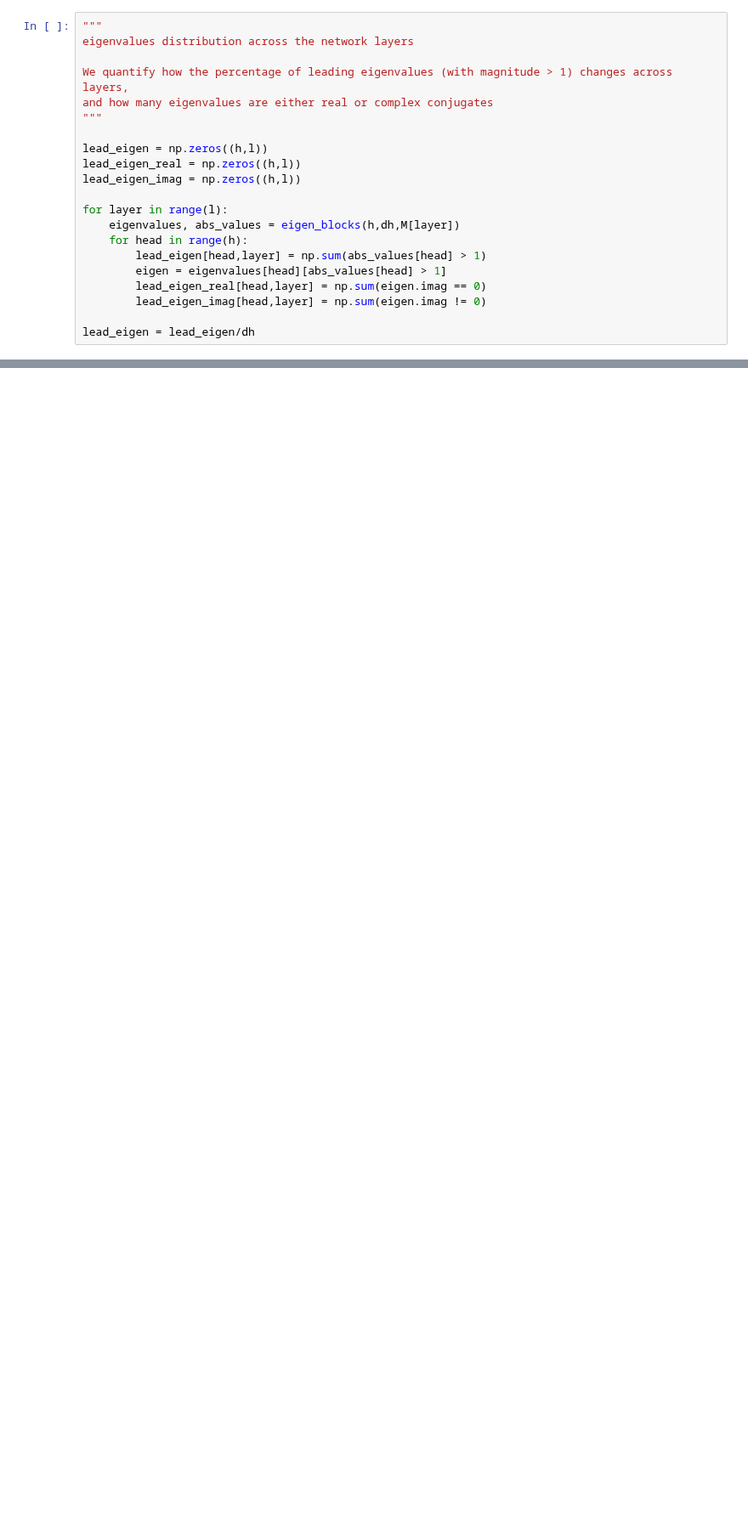
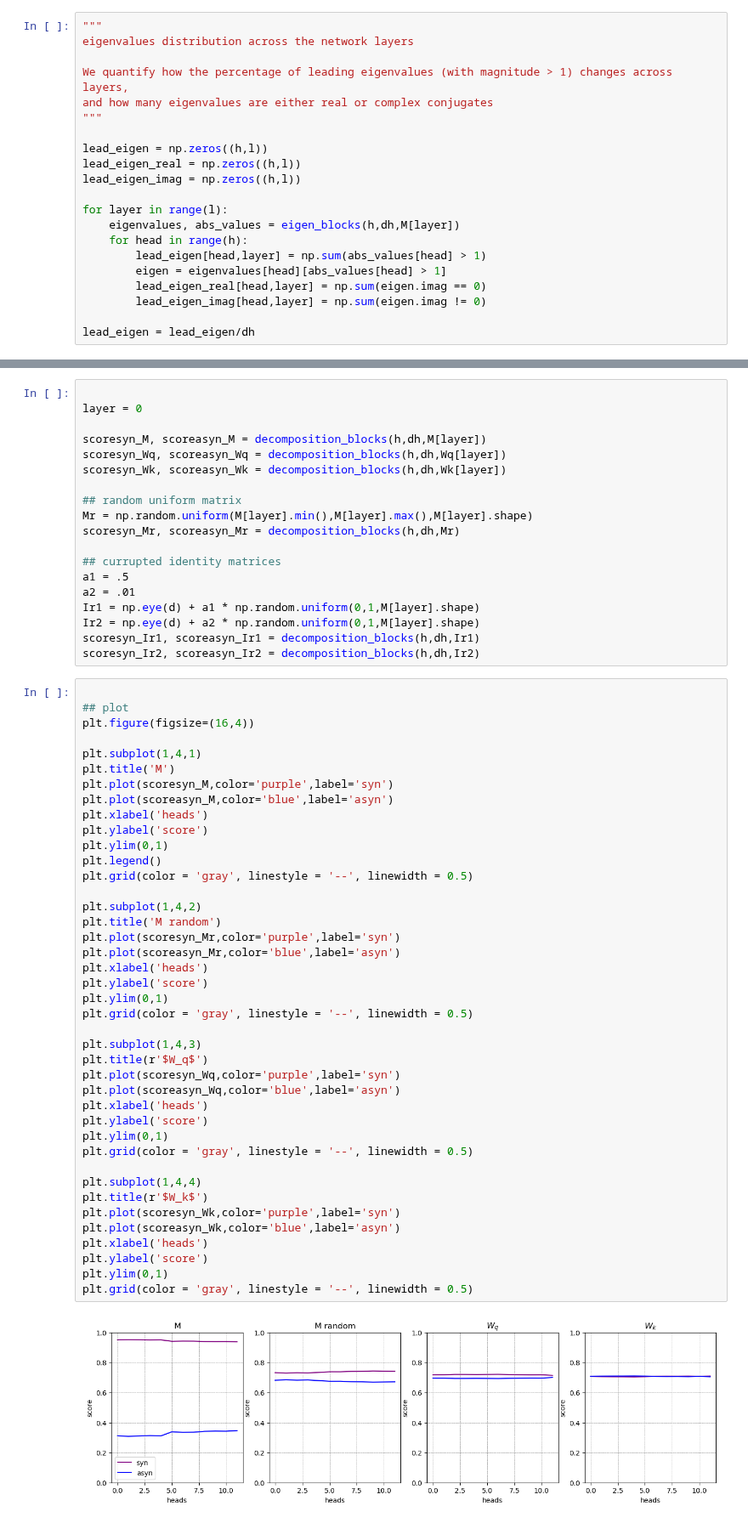
Before and after one commit to matteosaponati/attention-geometry, a Jupyter notebook: examples/BERT_analysis.ipynb, the cells around one changed output, grey strips where cells are left out. Shown at 85% size. Cells and saved outputs as stored; diff of their text form; blank space fills up the shorter version.

Commit message:
BERT: update analysis on whole matrix M

```diff
--- a/examples/BERT_analysis.ipynb
+++ b/examples/BERT_analysis.ipynb
@@ -257,0 +351,62 @@ plt.grid(color = 'gray', linestyle = '--', linewidth = 0.5)
+# %%
+
+layer = 0
+
+scoresyn_M, scoreasyn_M = decomposition_blocks(h,dh,M[layer])
+scoresyn_Wq, scoreasyn_Wq = decomposition_blocks(h,dh,Wq[layer])
+scoresyn_Wk, scoreasyn_Wk = decomposition_blocks(h,dh,Wk[layer])
+
+## random uniform matrix
+Mr = np.random.uniform(M[layer].min(),M[layer].max(),M[layer].shape)
+scoresyn_Mr, scoreasyn_Mr = decomposition_blocks(h,dh,Mr)
+
+## currupted identity matrices
+a1 = .5
+a2 = .01
+Ir1 = np.eye(d) + a1 * np.random.uniform(0,1,M[layer].shape)
+Ir2 = np.eye(d) + a2 * np.random.uniform(0,1,M[layer].shape)
+scoresyn_Ir1, scoreasyn_Ir1 = decomposition_blocks(h,dh,Ir1)
+scoresyn_Ir2, scoreasyn_Ir2 = decomposition_blocks(h,dh,Ir2)
+# %%
+
+## plot
+plt.figure(figsize=(16,4))
+
+plt.subplot(1,4,1)
+plt.title('M')
+plt.plot(scoresyn_M,color='purple',label='syn')
+plt.plot(scoreasyn_M,color='blue',label='asyn')
+plt.xlabel('heads')
+plt.ylabel('score')
+plt.ylim(0,1)
+plt.legend()
+plt.grid(color = 'gray', linestyle = '--', linewidth = 0.5)
+
+plt.subplot(1,4,2)
+plt.title('M random')
+plt.plot(scoresyn_Mr,color='purple',label='syn')
+plt.plot(scoreasyn_Mr,color='blue',label='asyn')
+plt.xlabel('heads')
+plt.ylabel('score')
+plt.ylim(0,1)
+plt.grid(color = 'gray', linestyle = '--', linewidth = 0.5)
+
+plt.subplot(1,4,3)
+plt.title(r'$W_q$')
+plt.plot(scoresyn_Wq,color='purple',label='syn')
+plt.plot(scoreasyn_Wq,color='blue',label='asyn')
+plt.xlabel('heads')
+plt.ylabel('score')
+plt.ylim(0,1)
+plt.grid(color = 'gray', linestyle = '--', linewidth = 0.5)
+
+plt.subplot(1,4,4)
+plt.title(r'$W_k$')
+plt.plot(scoresyn_Wk,color='purple',label='syn')
+plt.plot(scoreasyn_Wk,color='blue',label='asyn')
+plt.xlabel('heads')
+plt.ylabel('score')
+plt.ylim(0,1)
+plt.grid(color = 'gray', linestyle = '--', linewidth = 0.5)
+# %% [output]
+[figure, added]
```
Also changed, not shown: parts of 12 cells of this notebook.
